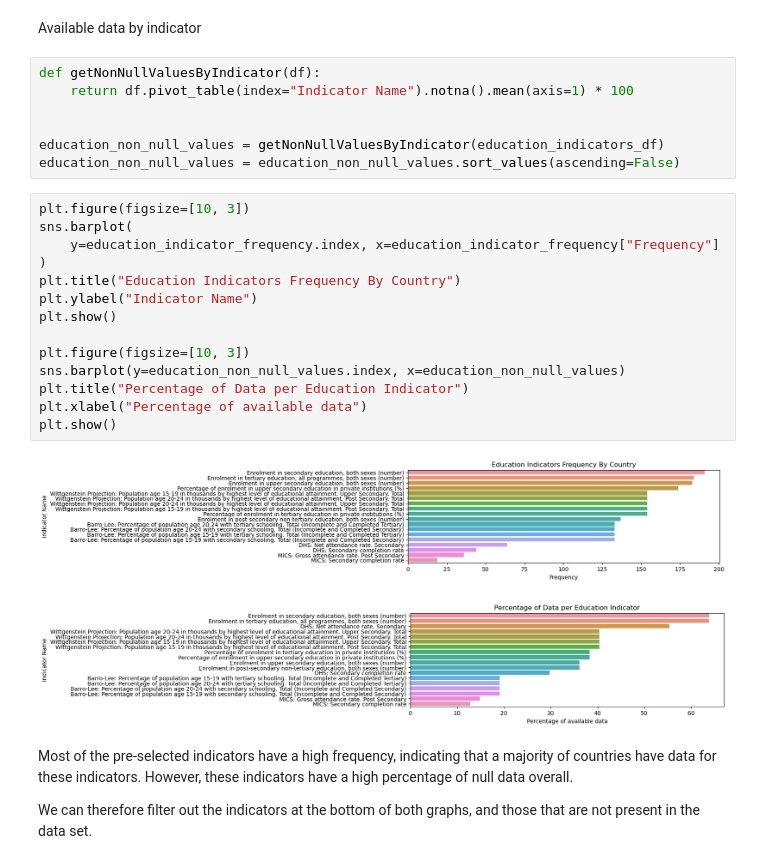
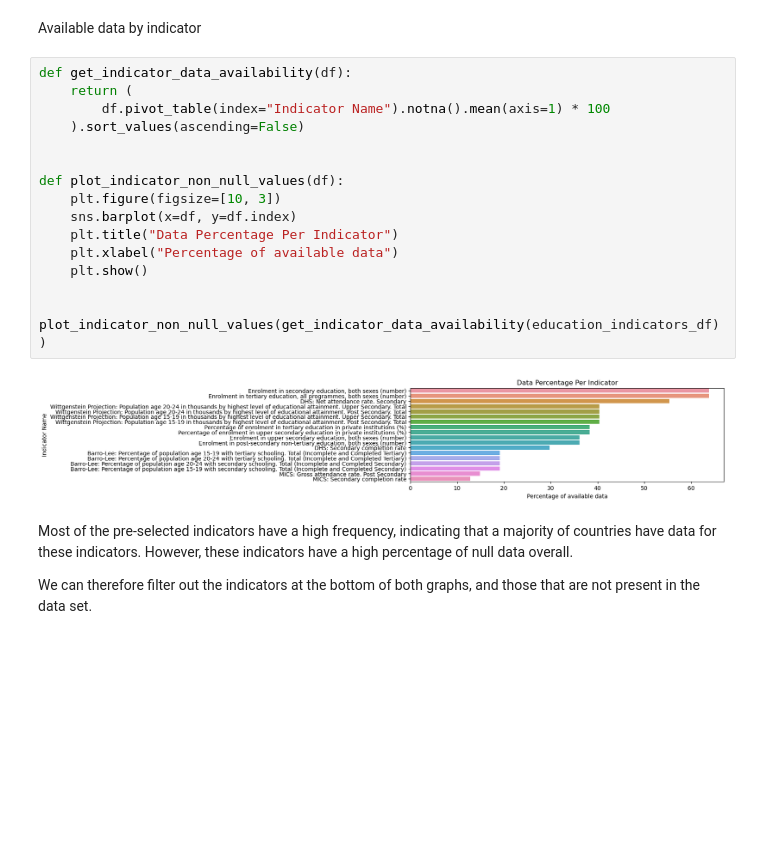
Before and after one commit to Dzov/DSP2, a Jupyter notebook: P2-notebook.ipynb, the cells around one changed output. Cells and saved outputs as stored; diff of their text form; blank space fills up the shorter version.

```diff
--- a/P2-notebook.ipynb
+++ b/P2-notebook.ipynb
@@ -421,29 +436,23 @@ education_indicator_frequency = getIndicatorsFrequency(potential_education_indic
 # %% [markdown]
 Available data by indicator
 # %%
-def getNonNullValuesByIndicator(df):
-    return df.pivot_table(index="Indicator Name").notna().mean(axis=1) * 100
+def get_indicator_data_availability(df):
+    return (
+        df.pivot_table(index="Indicator Name").notna().mean(axis=1) * 100
+    ).sort_values(ascending=False)
 
 
-education_non_null_values = getNonNullValuesByIndicator(education_indicators_df)
-education_non_null_values = education_non_null_values.sort_values(ascending=False)
+def plot_indicator_non_null_values(df):
+    plt.figure(figsize=[10, 3])
+    sns.barplot(x=df, y=df.index)
+    plt.title("Data Percentage Per Indicator")
+    plt.xlabel("Percentage of available data")
+    plt.show()
+
+
+plot_indicator_non_null_values(get_indicator_data_availability(education_indicators_df))
+# %% [output]
+[figure, added]
-# %%
-plt.figure(figsize=[10, 3])
-sns.barplot(
-    y=education_indicator_frequency.index, x=education_indicator_frequency["Frequency"]
-)
-plt.title("Education Indicators Frequency By Country")
-plt.ylabel("Indicator Name")
-plt.show()
-
-plt.figure(figsize=[10, 3])
-sns.barplot(y=education_non_null_values.index, x=education_non_null_values)
-plt.title("Percentage of Data per Education Indicator")
-plt.xlabel("Percentage of available data")
-plt.show()
-# %% [output]
-[figure, removed]
-[figure, removed]
 # %% [markdown]
 Most of the pre-selected indicators have a high frequency, indicating that a majority of countries have data for these indicators. However, these indicators have a high percentage of null data overall.
 
```
Also changed, not shown: parts of 67 cells of this notebook.
